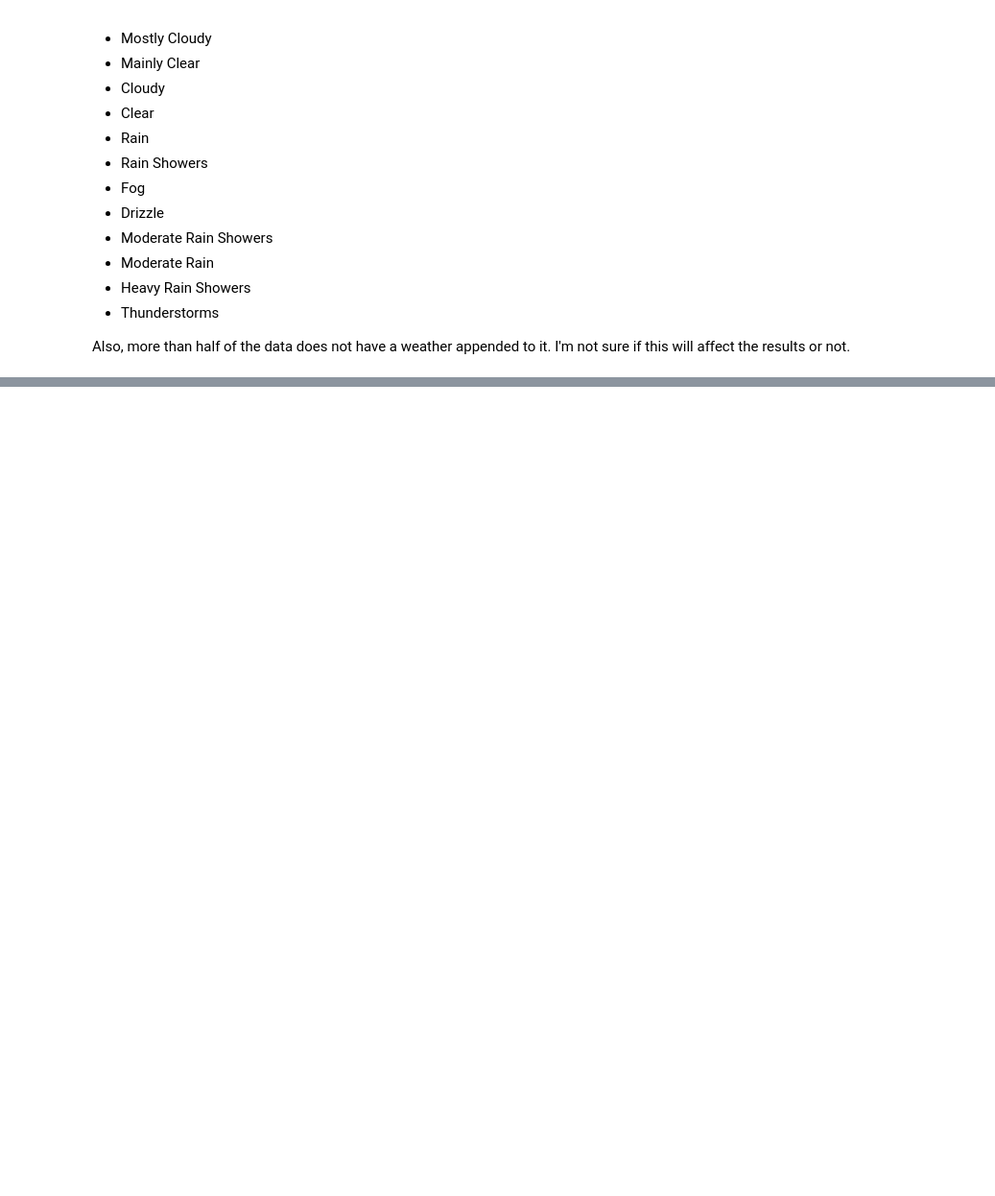
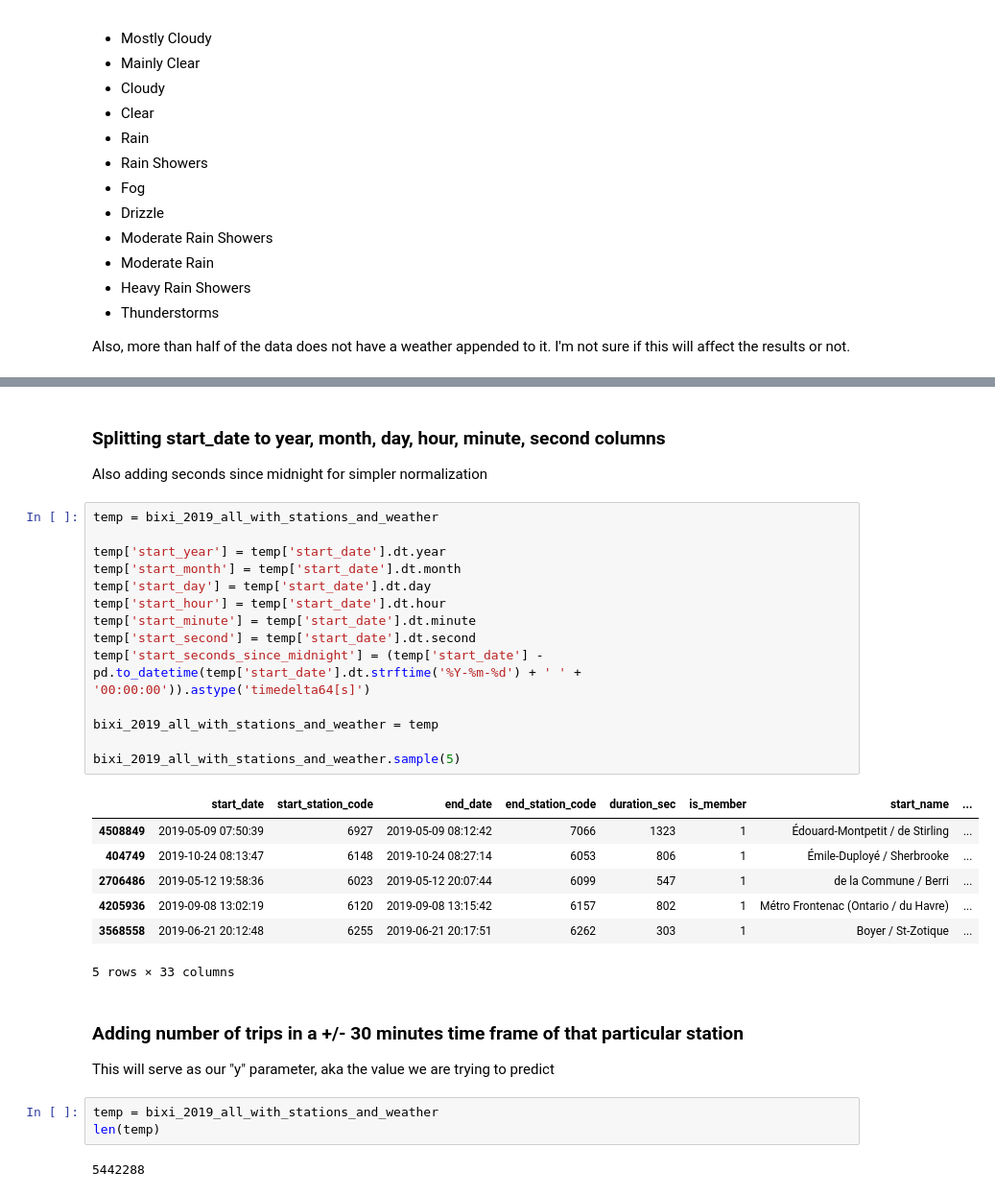
Before and after one commit to Star-Shopping/comp432-bixi-ml, a Jupyter notebook: BIXI.ipynb, the cells around one changed output, grey strips where cells are left out. Shown at 96% size. Saved outputs shown, nothing was run; the diff lists cells and outputs as text; blank space fills up the shorter version.

Commit message:
Progress on generating trip count data

```diff
--- a/BIXI.ipynb
+++ b/BIXI.ipynb
@@ -220,0 +228,34 @@ bixi_2019_all_with_stations_and_weather.describe()
+# %% [markdown]
+### Splitting start_date to year, month, day, hour, minute, second columns
+Also adding seconds since midnight for simpler normalization
+# %%
+temp = bixi_2019_all_with_stations_and_weather
+
+temp['start_year'] = temp['start_date'].dt.year
+temp['start_month'] = temp['start_date'].dt.month
+temp['start_day'] = temp['start_date'].dt.day
+temp['start_hour'] = temp['start_date'].dt.hour
+temp['start_minute'] = temp['start_date'].dt.minute
+temp['start_second'] = temp['start_date'].dt.second
+temp['start_seconds_since_midnight'] = (temp['start_date'] - pd.to_datetime(temp['start_date'].dt.strftime('%Y-%m-%d') + ' ' + '00:00:00')).astype('timedelta64[s]')
+
+bixi_2019_all_with_stations_and_weather = temp
+
+bixi_2019_all_with_stations_and_weather.sample(5)
+# %% [output]
+|  | start_date | start_station_code | end_date | end_station_code | duration_sec | is_member | start_name | ... |
+| 4508849 | 2019-05-09 07:50:39 | 6927 | 2019-05-09 08:12:42 | 7066 | 1323 | 1 | Édouard-Montpetit / de Stirling | ... |
+| 404749 | 2019-10-24 08:13:47 | 6148 | 2019-10-24 08:27:14 | 6053 | 806 | 1 | Émile-Duployé / Sherbrooke | ... |
+| 2706486 | 2019-05-12 19:58:36 | 6023 | 2019-05-12 20:07:44 | 6099 | 547 | 1 | de la Commune / Berri | ... |
+| 4205936 | 2019-09-08 13:02:19 | 6120 | 2019-09-08 13:15:42 | 6157 | 802 | 1 | Métro Frontenac (Ontario / du Havre) | ... |
+| 3568558 | 2019-06-21 20:12:48 | 6255 | 2019-06-21 20:17:51 | 6262 | 303 | 1 | Boyer / St-Zotique | ... |
+5 rows × 33 columns
+# %% [markdown]
+### Adding number of trips in a +/- 30 minutes time frame of that particular station
+
+This will serve as our "y" parameter, aka the value we are trying to predict
+# %%
+temp = bixi_2019_all_with_stations_and_weather
+len(temp)
+# %% [output]
+5442288
```
Also changed, not shown: parts of 11 cells of this notebook.
